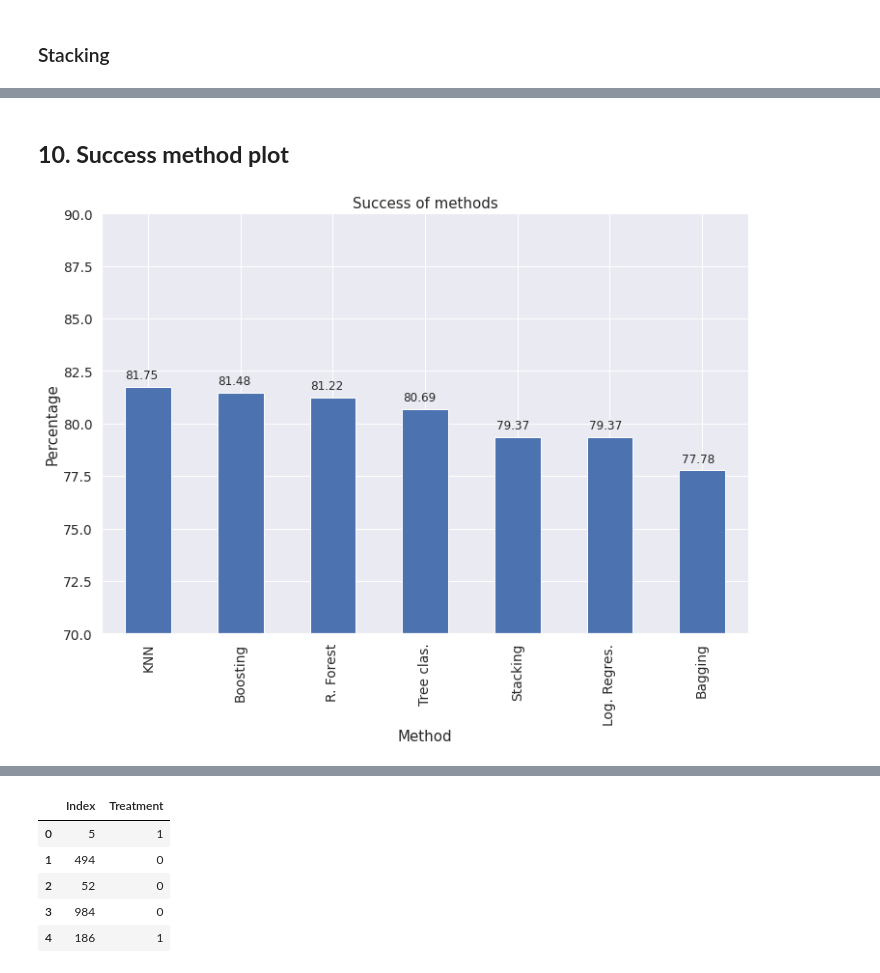
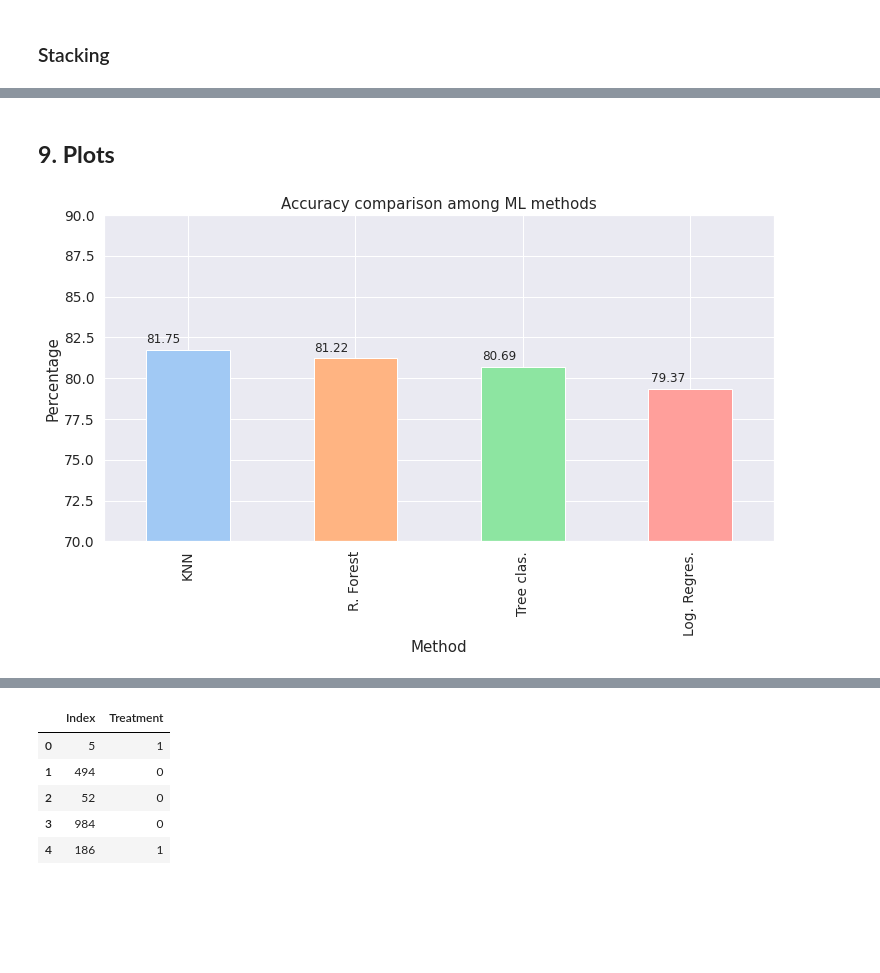
Before and after one commit to StefaniaSferragatta/fds, a Jupyter notebook: machine-learning-menthal-health-prediction-1.ipynb, the cells around one changed output, grey strips where cells are left out. Cells and saved outputs as stored; diff of their text form; code cells hidden in the pictures; blank space fills up the shorter version.

Commit message:
Updated results and final graphs

```diff
--- a/machine-learning-menthal-health-prediction-1.ipynb
+++ b/machine-learning-menthal-health-prediction-1.ipynb
@@ -1133,21 +982,22 @@ First 10 predicted probabilities of class members:
 # %% [markdown]
 <a id='Success_method_plot'></a>
-## **10. Success method plot**
+## **9. Plots**
 # %%
-def plotSuccess():
-    s = pd.Series(methodDict)
+def plotSuccess(dictionary,title):
+    s = pd.Series(dictionary)
     s = s.sort_values(ascending=False)
-    plt.figure(figsize=(12,8))
+    plt.figure(figsize=(12,6))
+    colors = sns.color_palette("pastel")
     #Colors
-    ax = s.plot(kind='bar')
+    ax = s.plot(kind='bar', color = colors )
     for p in ax.patches:
         ax.annotate(str(round(p.get_height(),2)), (p.get_x() * 1.005, p.get_height() * 1.005))
     plt.ylim([70.0, 90.0])
     plt.xlabel('Method')
     plt.ylabel('Percentage')
-    plt.title('Success of methods')
+    plt.title(title)
     plt.show()
-# %%
-plotSuccess()
-# %% [output]
-[figure, removed]
+# %%
+plotSuccess(AccDict,'Accuracy comparison among ML methods')
+# %% [output]
+[figure, added]
```
Also changed, not shown: parts of 49 cells of this notebook.
